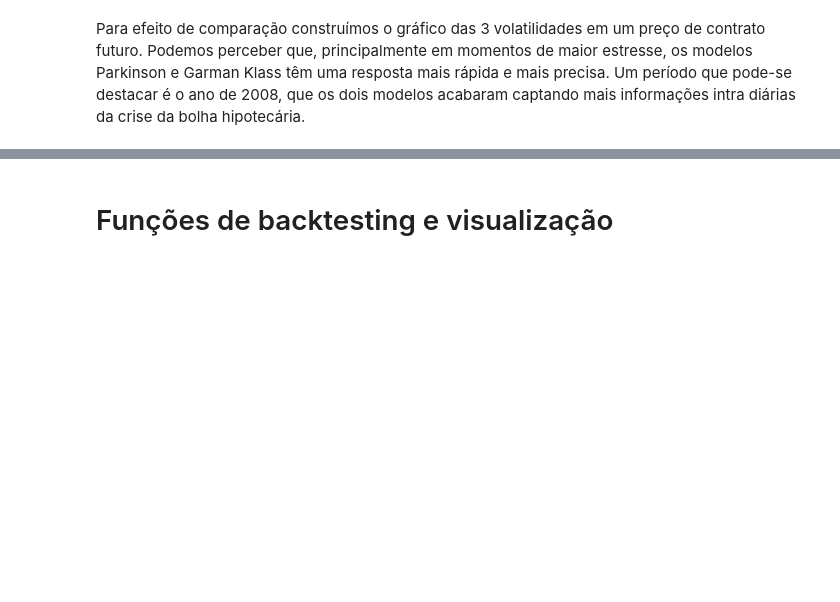
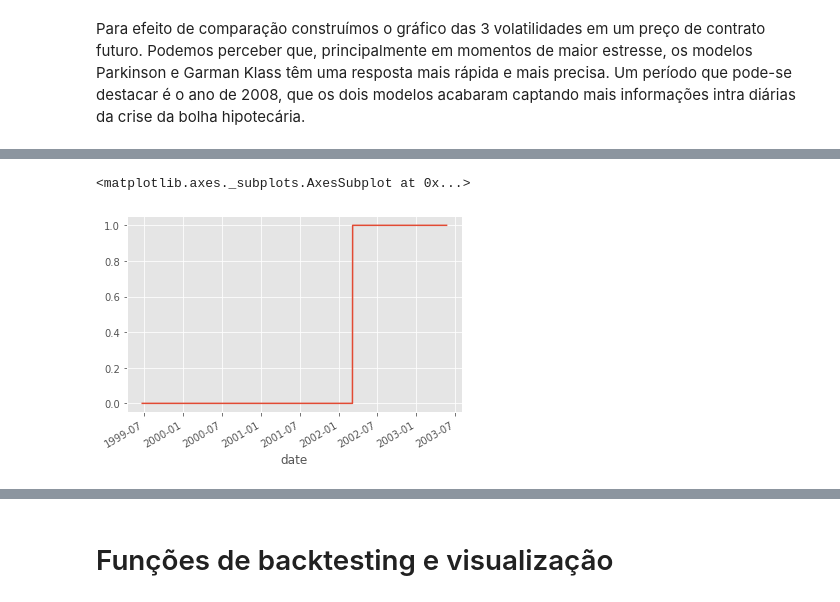
Before and after one commit to turing-usp/Momentum, a Jupyter notebook: TSMOM.ipynb, the cells around one changed output, grey strips where cells are left out. Saved outputs shown, nothing was run; the diff lists cells and outputs as text; code cells hidden in the pictures; blank space fills up the shorter version.

```diff
--- a/TSMOM.ipynb
+++ b/TSMOM.ipynb
@@ -273,3 +310,8 @@ Para efeito de comparação construímos o gráfico das 3 volatilidades em um pr
+# %%
+((momentum_cta(close_df.iloc[:900,0], np.array([16, 32, 64]), np.array([48, 96, 192])) > 0).astype(int)).plot()
+# %% [output]
+<matplotlib.axes._subplots.AxesSubplot at 0x...>
+[figure, added]
 # %% [markdown]
 ## Estratégia
 
```
Also changed, not shown: parts of 16 cells of this notebook, 1 other file.
